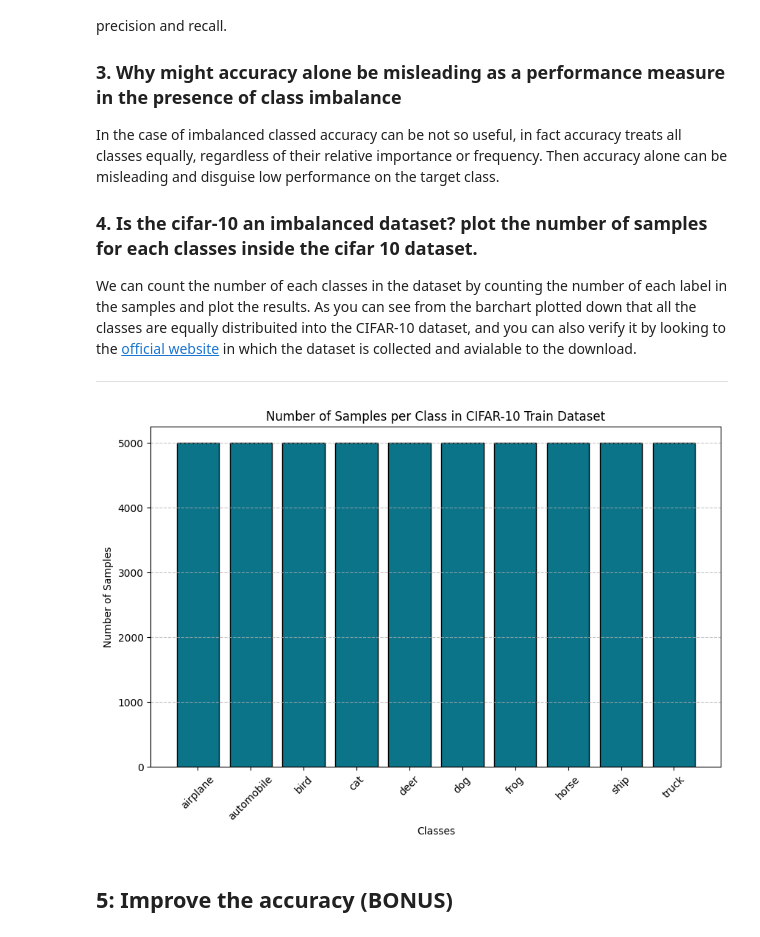
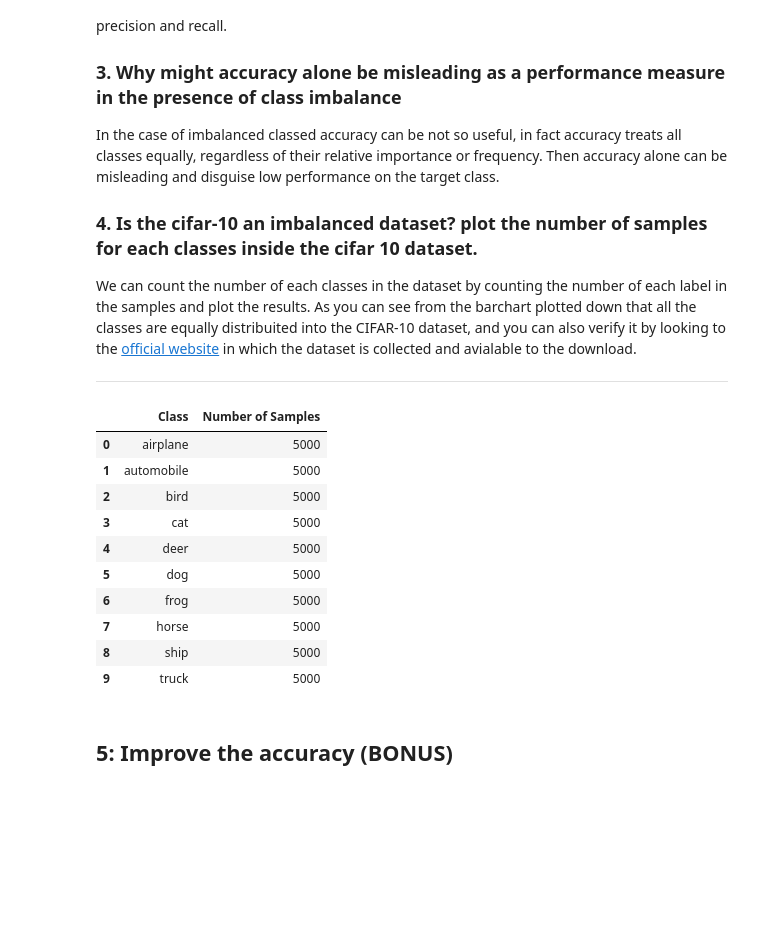
Before and after one commit to delgiudice1967219/HW2_FDS, a Jupyter notebook: HW2.ipynb, the cells around one changed output. Drawn from its saved outputs; the diff is of its cells as text; code cells hidden in the pictures; blank space fills up the shorter version.

```diff
--- a/HW2.ipynb
+++ b/HW2.ipynb
@@ -1236,6 +1297,3 @@ print(classification_report(y_val, y_pred))
     accuracy                           0.73        41
    macro avg       0.74      0.74      0.74        41
 weighted avg       0.73      0.73      0.73        41
-# %%
-y_pred = pipe_cv.predict(X_val)
-print(classification_report(y_val, y_pred))
@@ -1611,28 +1663,28 @@ As you can see from the barchart plotted down that all the classes are equally d
 # %%
 class_counts = [0] * 10
 for _, label in full_train_dataset:
     class_counts[label] += 1
 
 class_labels = full_train_dataset.classes
 
 df = pd.DataFrame({
     'Class': class_labels,
     'Number of Samples': class_counts
 })
 
 df.head(10)
-
-# Plot the distribution
-plt.figure(figsize=(10, 6))
-plt.bar(class_labels, class_counts, color='#0C7489', edgecolor = 'black')
-plt.title("Number of Samples per Class in CIFAR-10 Train Dataset")
-plt.xlabel("Classes")
-plt.ylabel("Number of Samples")
-plt.xticks(rotation=45)
-plt.grid(axis='y', linestyle='--', alpha=0.7)
-plt.show()
 # %% [output]
-[figure, removed]
+|  | Class | Number of Samples |
+| 0 | airplane | 5000 |
+| 1 | automobile | 5000 |
+| 2 | bird | 5000 |
+| 3 | cat | 5000 |
+| 4 | deer | 5000 |
+| 5 | dog | 5000 |
+| 6 | frog | 5000 |
+| 7 | horse | 5000 |
+| 8 | ship | 5000 |
+| 9 | truck | 5000 |
 # %% [markdown]
 ## **5: Improve the accuracy** (BONUS)
 # %% [markdown]
```
Also changed, not shown: parts of 17 cells of this notebook, 1 other file.
